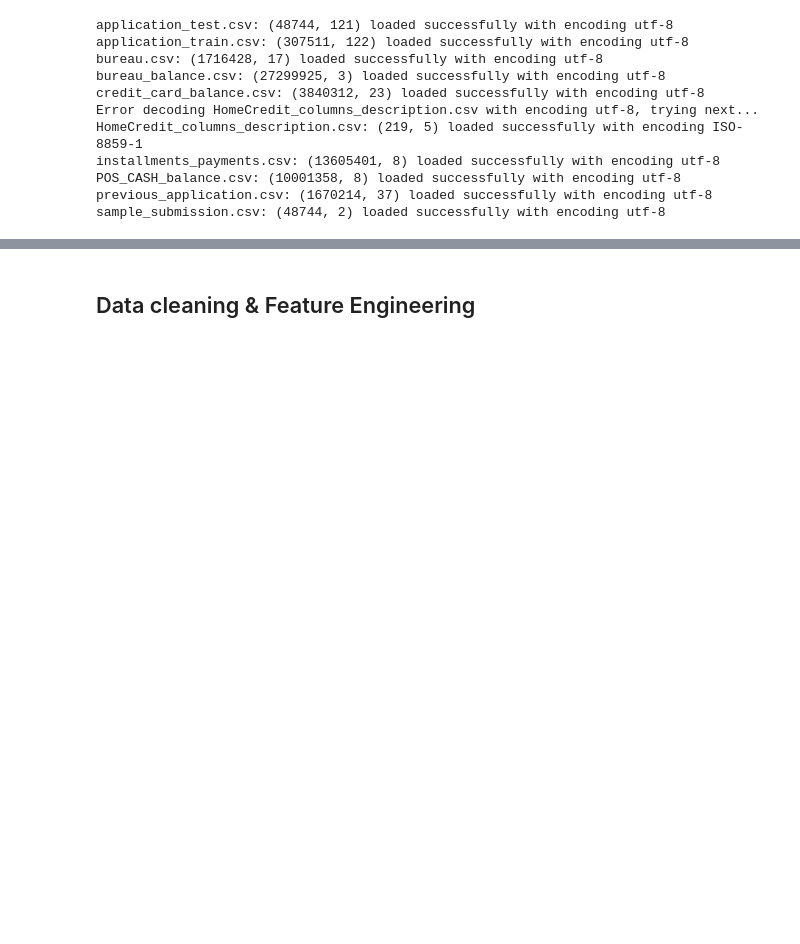
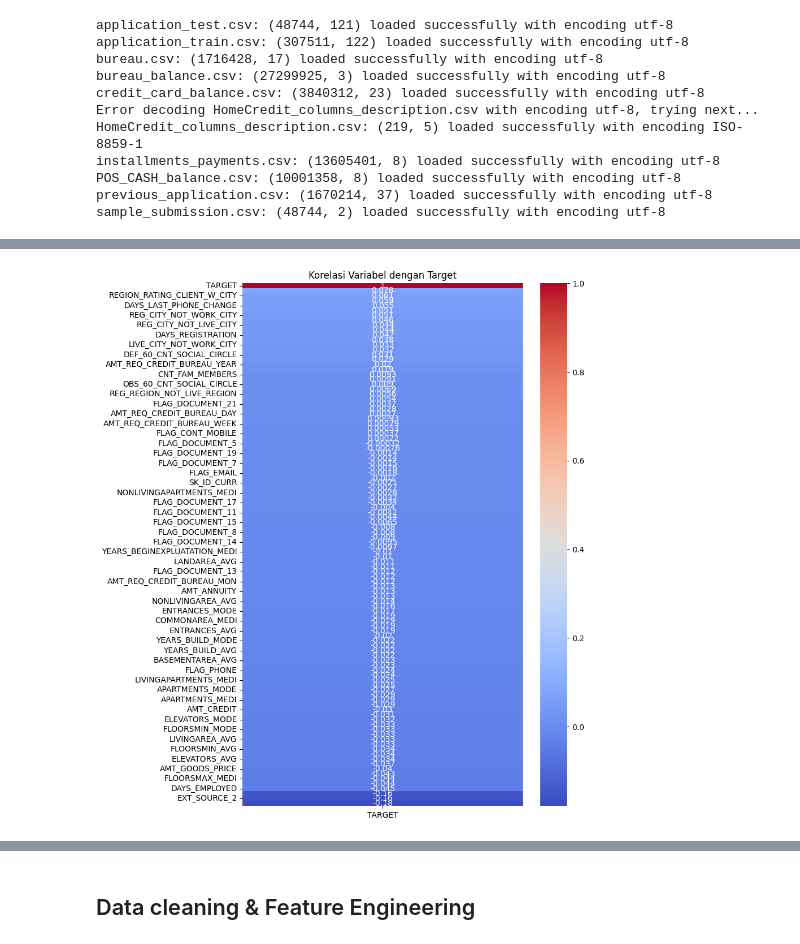
Before and after one commit to AdrielFabianSuryoto/PBI_HOME_CREDIT_FINAL_TASK, a Jupyter notebook: final_task.ipynb, the cells around one changed output, grey strips where cells are left out. Cells and saved outputs as stored; diff of their text form; code cells hidden in the pictures; blank space fills up the shorter version.

```diff
--- a/final_task.ipynb
+++ b/final_task.ipynb
@@ -51,0 +105,9 @@ sample_submission.csv: (48744, 2) loaded successfully with encoding utf-8
+# %%
+# Korelasi variabel dengan TARGET
+plt.figure(figsize=(8, 12))
+correlation = numeric_cols.corr()["TARGET"].sort_values(ascending=False)
+sns.heatmap(correlation.to_frame(), annot=True, cmap='coolwarm')
+plt.title("Korelasi Variabel dengan Target")
+plt.show()
+# %% [output]
+[figure, added]
```
Also changed, not shown: parts of 16 cells of this notebook.
